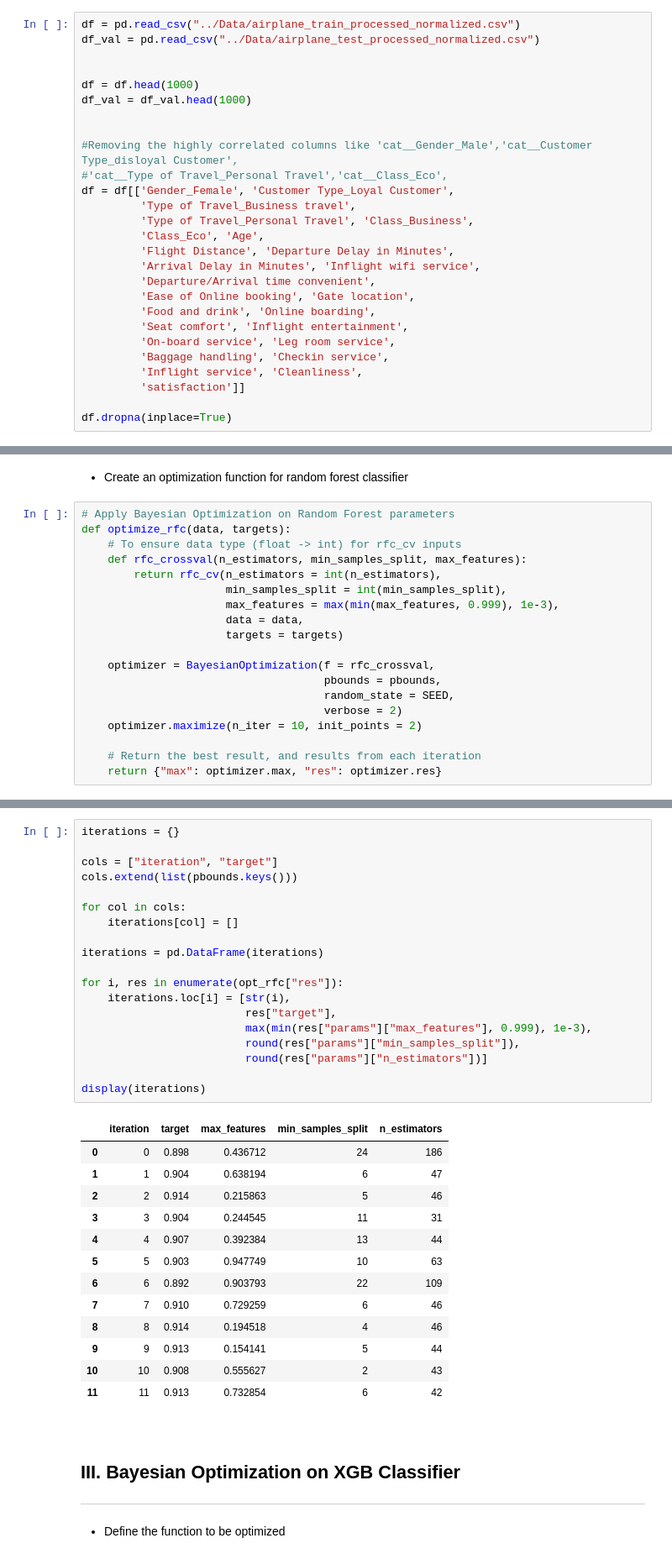
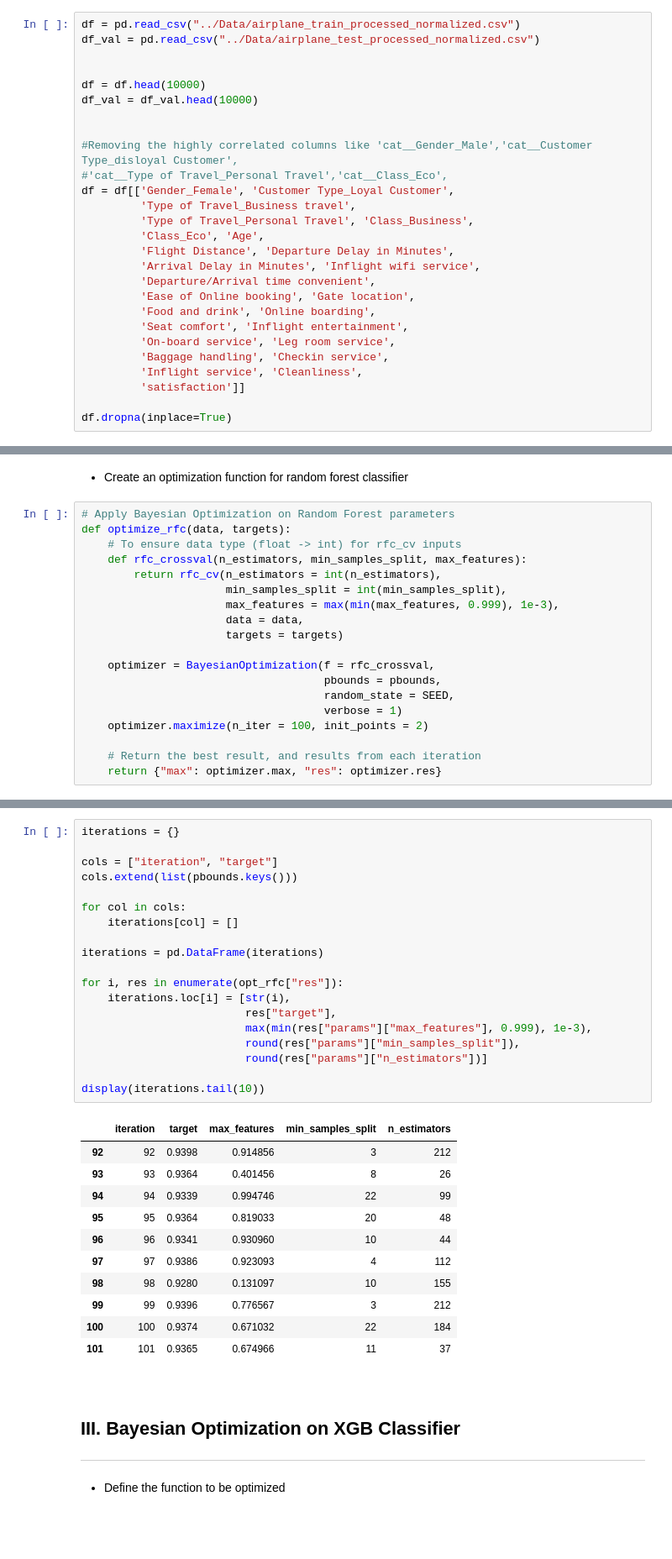
Before and after one commit to McGill-MMA-EnterpriseAnalytics/Flyer_Customer_Satisfaction, a Jupyter notebook: DS_WIP/Ylfa_Bayesian.ipynb, the cells around one changed output, grey strips where cells are left out. Shown at 84% size. Saved outputs shown, nothing was run; the diff lists cells and outputs as text; blank space fills up the shorter version.

```diff
--- a/DS_WIP/Ylfa_Bayesian.ipynb
+++ b/DS_WIP/Ylfa_Bayesian.ipynb
@@ -38,8 +39,8 @@ df = pd.read_csv("../Data/airplane_train_processed_normalized.csv")
 df_val = pd.read_csv("../Data/airplane_test_processed_normalized.csv")
 
 
-df = df.head(1000)
-df_val = df_val.head(1000)
+df = df.head(10000)
+df_val = df_val.head(10000)
 
 
 #Removing the highly correlated columns like 'cat__Gender_Male','cat__Customer Type_disloyal Customer',
@@ -152,8 +159,8 @@ def optimize_rfc(data, targets):
     optimizer = BayesianOptimization(f = rfc_crossval,
                                      pbounds = pbounds,
                                      random_state = SEED,
-                                     verbose = 2)
-    optimizer.maximize(n_iter = 10, init_points = 2)
+                                     verbose = 1)
+    optimizer.maximize(n_iter = 100, init_points = 2)
 
     # Return the best result, and results from each iteration
     return {"max": optimizer.max, "res": optimizer.res}
@@ -182,36 +180,34 @@ print(opt_rfc["max"])
 # %%
 iterations = {}
 
 cols = ["iteration", "target"]
 cols.extend(list(pbounds.keys()))
 
 for col in cols:
     iterations[col] = []
 
 iterations = pd.DataFrame(iterations)
 
 for i, res in enumerate(opt_rfc["res"]):
     iterations.loc[i] = [str(i),
                          res["target"],
                          max(min(res["params"]["max_features"], 0.999), 1e-3),
                          round(res["params"]["min_samples_split"]),
                          round(res["params"]["n_estimators"])]
 
-display(iterations)
+display(iterations.tail(10))
 # %% [output]
 |  | iteration | target | max_features | min_samples_split | n_estimators |
-| 0 | 0 | 0.898 | 0.436712 | 24 | 186 |
-| 1 | 1 | 0.904 | 0.638194 | 6 | 47 |
-| 2 | 2 | 0.914 | 0.215863 | 5 | 46 |
-| 3 | 3 | 0.904 | 0.244545 | 11 | 31 |
-| 4 | 4 | 0.907 | 0.392384 | 13 | 44 |
-| 5 | 5 | 0.903 | 0.947749 | 10 | 63 |
-| 6 | 6 | 0.892 | 0.903793 | 22 | 109 |
-| 7 | 7 | 0.910 | 0.729259 | 6 | 46 |
-| 8 | 8 | 0.914 | 0.194518 | 4 | 46 |
-| 9 | 9 | 0.913 | 0.154141 | 5 | 44 |
-| 10 | 10 | 0.908 | 0.555627 | 2 | 43 |
-| 11 | 11 | 0.913 | 0.732854 | 6 | 42 |
+| 92 | 92 | 0.9398 | 0.914856 | 3 | 212 |
+| 93 | 93 | 0.9364 | 0.401456 | 8 | 26 |
+| 94 | 94 | 0.9339 | 0.994746 | 22 | 99 |
+| 95 | 95 | 0.9364 | 0.819033 | 20 | 48 |
+| 96 | 96 | 0.9341 | 0.930960 | 10 | 44 |
+| 97 | 97 | 0.9386 | 0.923093 | 4 | 112 |
+| 98 | 98 | 0.9280 | 0.131097 | 10 | 155 |
+| 99 | 99 | 0.9396 | 0.776567 | 3 | 212 |
+| 100 | 100 | 0.9374 | 0.671032 | 22 | 184 |
+| 101 | 101 | 0.9365 | 0.674966 | 11 | 37 |
 # %% [markdown]
 <br>
 
```
Also changed, not shown: parts of 23 cells of this notebook.
